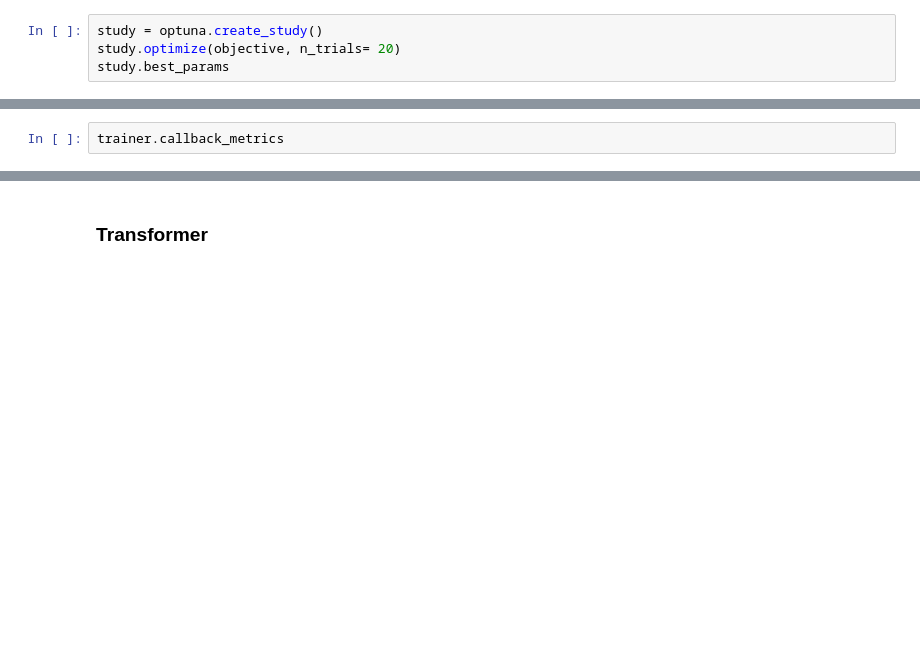
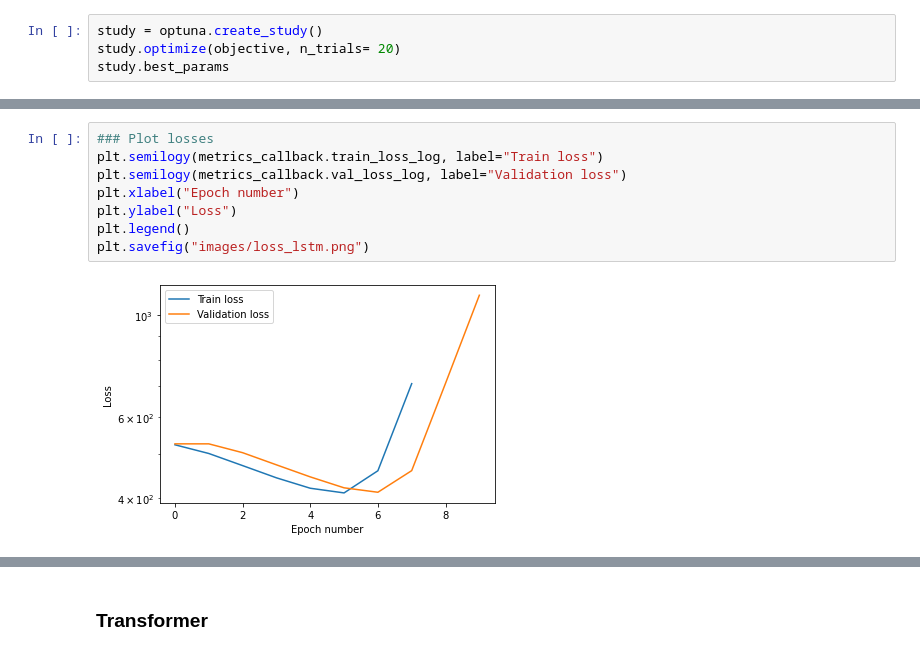
Before and after one commit to lupoalberto98/Physical-Informed-Dynamical-Systems, a Jupyter notebook: src/main.ipynb, the cells around one changed output, grey strips where cells are left out. Saved outputs shown, nothing was run; the diff lists cells and outputs as text; blank space fills up the shorter version.

```diff
--- a/src/main.ipynb
+++ b/src/main.ipynb
@@ -239,5 +268,13 @@ trainer.fit(model=net_pi, train_dataloaders=train_dataloader, val_dataloaders =
 # %%
-trainer.callback_metrics
+### Plot losses
+plt.semilogy(metrics_callback.train_loss_log, label="Train loss")
+plt.semilogy(metrics_callback.val_loss_log, label="Validation loss")
+plt.xlabel("Epoch number")
+plt.ylabel("Loss")
+plt.legend()
+plt.savefig("images/loss_lstm.png")
+# %% [output]
+[figure, added]
 # %%
 ### Generate a trajectory with network
 preditction_steps = 1000
```
Also changed, not shown: parts of 20 cells of this notebook, 7 other files.
